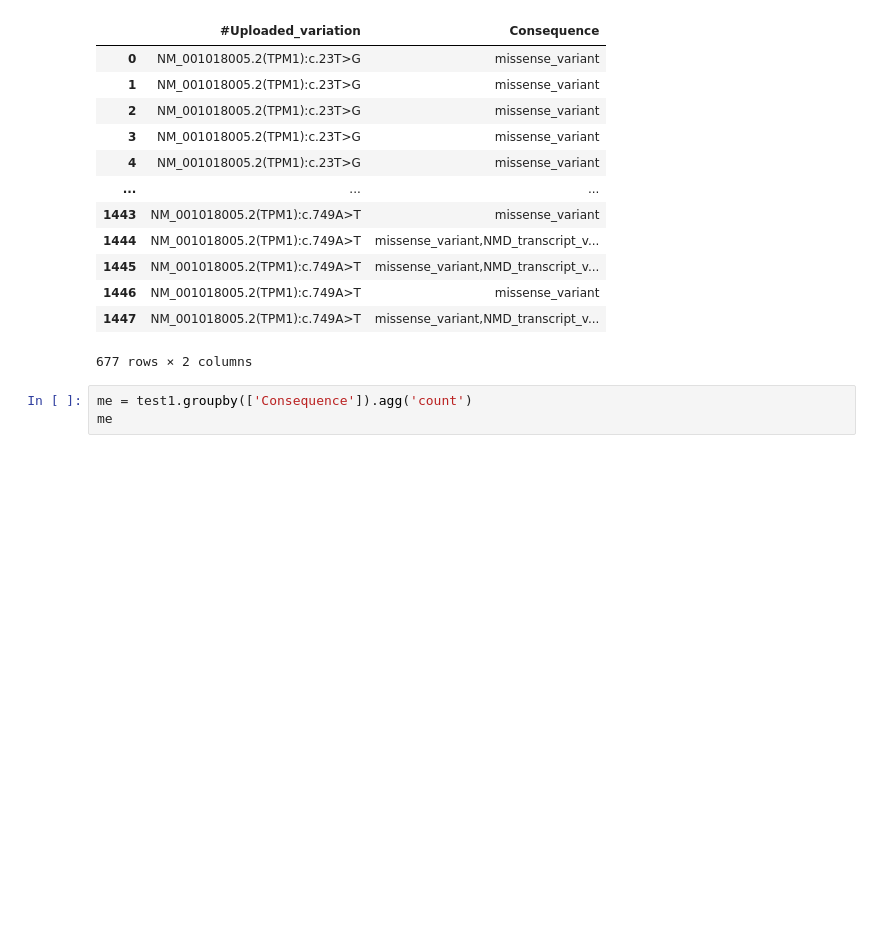
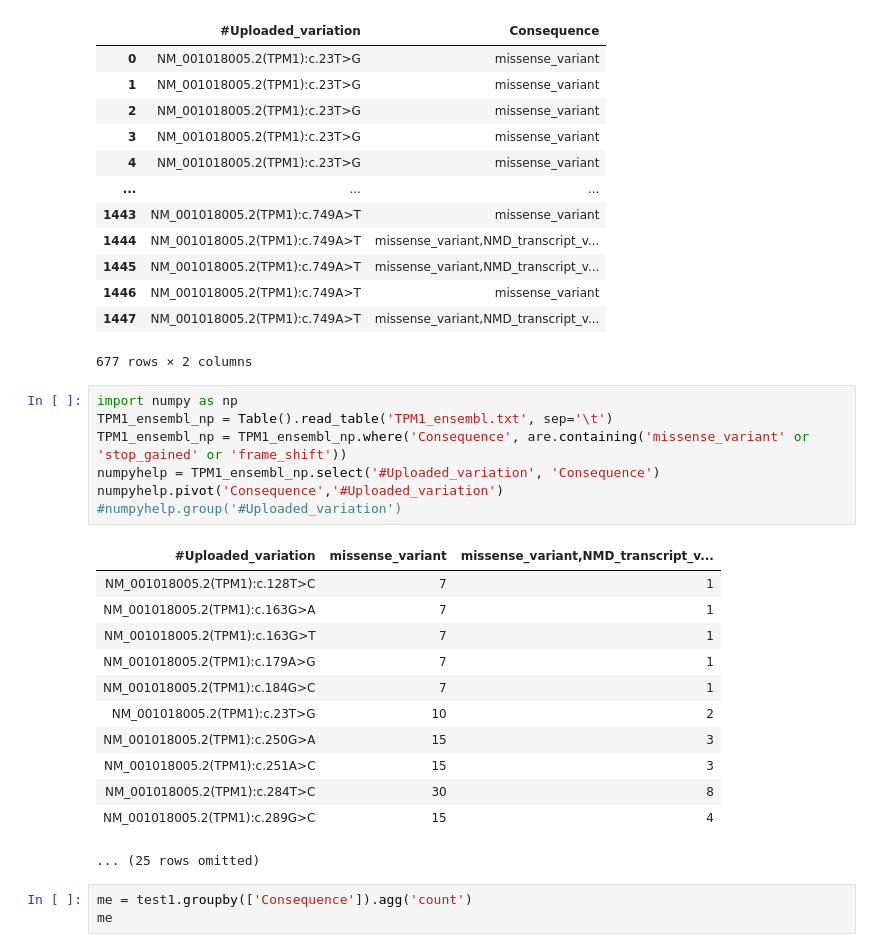
Before and after one commit to hannahmarieaguilar/Data-for-Project-, a Jupyter notebook: DATA/TPM1.ipynb, the cells around one changed output. Drawn from its saved outputs; the diff is of its cells as text; blank space fills up the shorter version.

```diff
--- a/DATA/TPM1.ipynb
+++ b/DATA/TPM1.ipynb
@@ -117,6 +117,26 @@ test1
 | 1446 | NM_001018005.2(TPM1):c.749A>T | missense_variant |
 | 1447 | NM_001018005.2(TPM1):c.749A>T | missense_variant,NMD_transcript_v... |
 677 rows × 2 columns
+# %%
+import numpy as np
+TPM1_ensembl_np = Table().read_table('TPM1_ensembl.txt', sep='\t')
+TPM1_ensembl_np = TPM1_ensembl_np.where('Consequence', are.containing('missense_variant' or 'stop_gained' or 'frame_shift'))
+numpyhelp = TPM1_ensembl_np.select('#Uploaded_variation', 'Consequence')
+numpyhelp.pivot('Consequence','#Uploaded_variation')
+#numpyhelp.group('#Uploaded_variation')
+# %% [output]
+| #Uploaded_variation | missense_variant | missense_variant,NMD_transcript_v... |
+| NM_001018005.2(TPM1):c.128T>C | 7 | 1 |
+| NM_001018005.2(TPM1):c.163G>A | 7 | 1 |
+| NM_001018005.2(TPM1):c.163G>T | 7 | 1 |
+| NM_001018005.2(TPM1):c.179A>G | 7 | 1 |
+| NM_001018005.2(TPM1):c.184G>C | 7 | 1 |
+| NM_001018005.2(TPM1):c.23T>G | 10 | 2 |
+| NM_001018005.2(TPM1):c.250G>A | 15 | 3 |
+| NM_001018005.2(TPM1):c.251A>C | 15 | 3 |
+| NM_001018005.2(TPM1):c.284T>C | 30 | 8 |
+| NM_001018005.2(TPM1):c.289G>C | 15 | 4 |
+... (25 rows omitted)
 # %%
 me = test1.groupby(['Consequence']).agg('count')
 me
```
